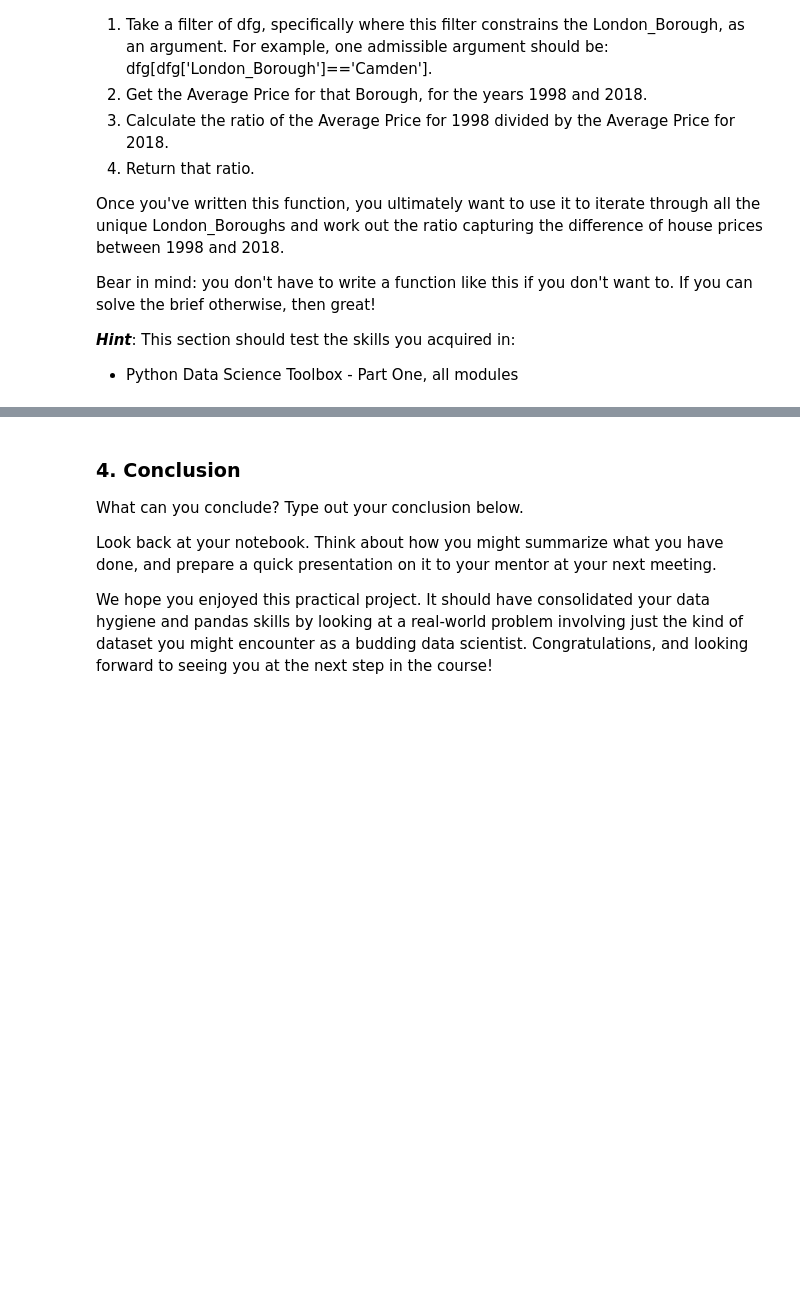
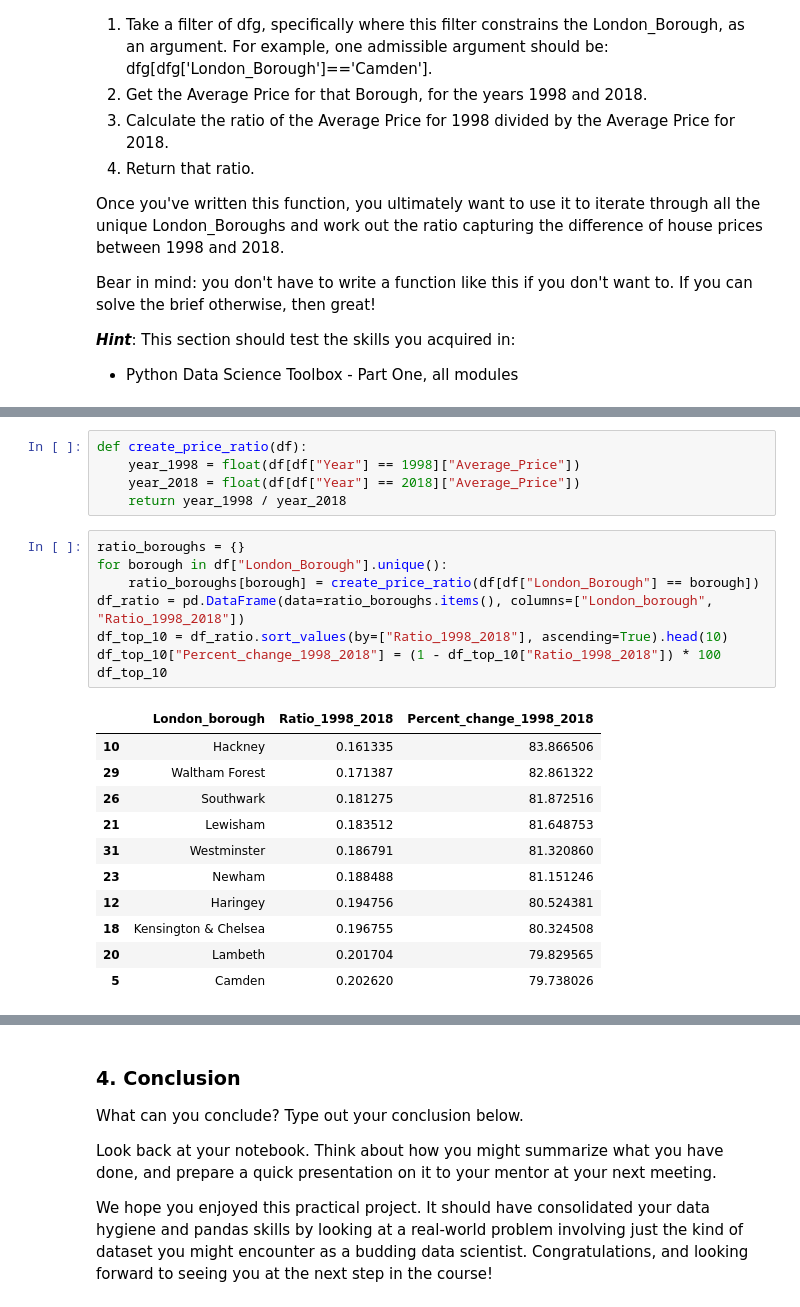
Before and after one commit to rcepedaraza/case-study---london-housing, a Jupyter notebook: london_housing.ipynb, the cells around one changed output, grey strips where cells are left out. Cells and saved outputs as stored; diff of their text form; blank space fills up the shorter version.

```diff
--- a/london_housing.ipynb
+++ b/london_housing.ipynb
@@ -330,0 +361,25 @@ Bear in mind: you don't have to write a function like this if you don't want to.
+# %%
+def create_price_ratio(df):
+    year_1998 = float(df[df["Year"] == 1998]["Average_Price"])
+    year_2018 = float(df[df["Year"] == 2018]["Average_Price"])
+    return year_1998 / year_2018
+# %%
+ratio_boroughs = {}
+for borough in df["London_Borough"].unique():
+    ratio_boroughs[borough] = create_price_ratio(df[df["London_Borough"] == borough])
+df_ratio = pd.DataFrame(data=ratio_boroughs.items(), columns=["London_borough", "Ratio_1998_2018"])
+df_top_10 = df_ratio.sort_values(by=["Ratio_1998_2018"], ascending=True).head(10)
+df_top_10["Percent_change_1998_2018"] = (1 - df_top_10["Ratio_1998_2018"]) * 100
+df_top_10
+# %% [output]
+|  | London_borough | Ratio_1998_2018 | Percent_change_1998_2018 |
+| 10 | Hackney | 0.161335 | 83.866506 |
+| 29 | Waltham Forest | 0.171387 | 82.861322 |
+| 26 | Southwark | 0.181275 | 81.872516 |
+| 21 | Lewisham | 0.183512 | 81.648753 |
+| 31 | Westminster | 0.186791 | 81.320860 |
+| 23 | Newham | 0.188488 | 81.151246 |
+| 12 | Haringey | 0.194756 | 80.524381 |
+| 18 | Kensington & Chelsea | 0.196755 | 80.324508 |
+| 20 | Lambeth | 0.201704 | 79.829565 |
+| 5 | Camden | 0.202620 | 79.738026 |
```
Also changed, not shown: parts of 36 cells of this notebook.
